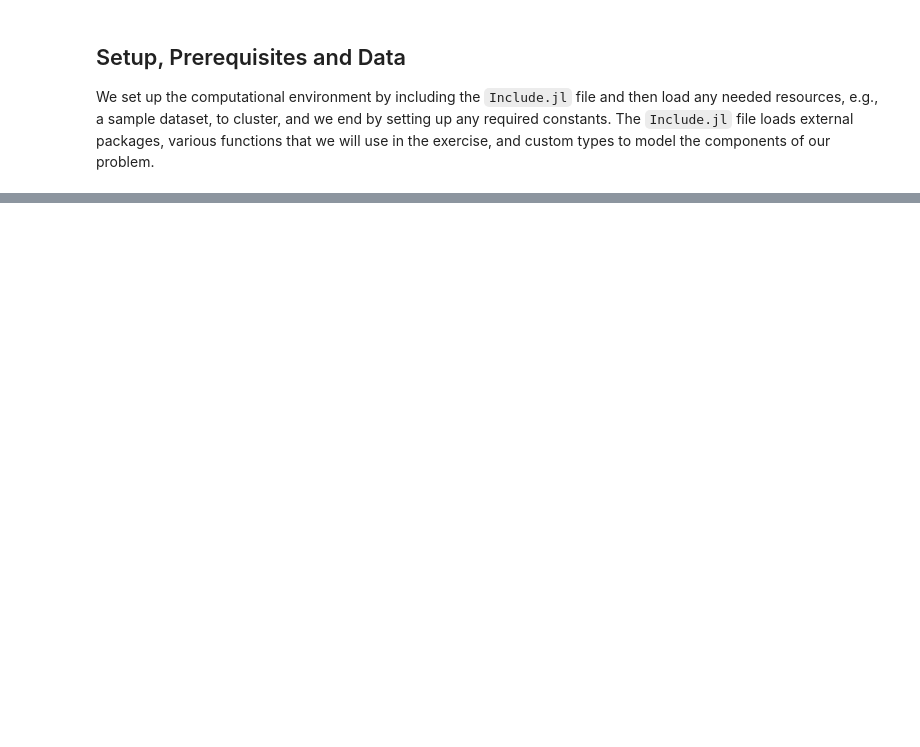
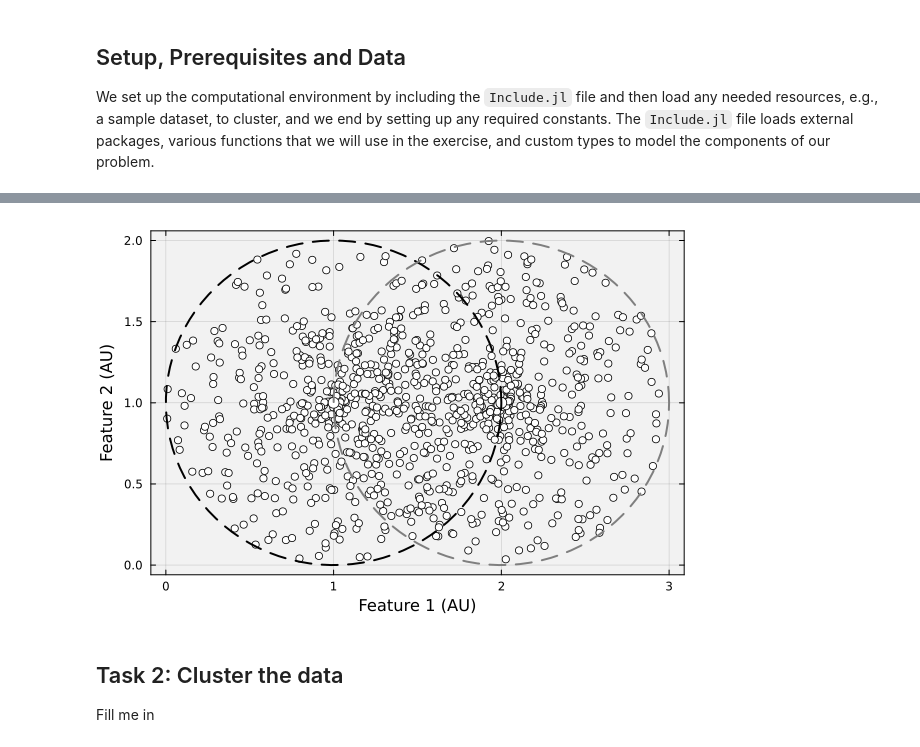
Before and after one commit to varnerlab/PS1-CHEME-5820-SP25, a Jupyter notebook: PS1-CHEME-5820-Solution-S25.ipynb, the cells around one changed output, grey strips where cells are left out. Saved outputs shown, nothing was run; the diff lists cells and outputs as text; code cells hidden in the pictures; blank space fills up the shorter version.

Commit message:
Working on pathological case
bad data

```diff
--- a/PS1-CHEME-5820-Solution-S25.ipynb
+++ b/PS1-CHEME-5820-Solution-S25.ipynb
@@ -22 +34,21 @@ generatedata (generic function with 1 method)
 Fill me in
+# %%
+D = let
+
+    # initialize -
+    D = Array{Float64,2}(undef, total_number_of_points, number_of_features);
+    s₁ = generatedata(c₁, number_of_points = number_label_one); # generate label 1 data
+    s₂ = generatedata(c₂, number_of_points = number_label_two); # generate label 2 data
+
+    # mix s₁, s₂ together (randomly)
+    tmp = vcat(s₁,s₂)
+    random_perm_index_vector = randperm(total_number_of_points);
+    for i ∈ eachindex(random_perm_index_vector)
+        k = random_perm_index_vector[i]; # get the from col -
+        for j ∈ 1:number_of_features
+            D[i,j] = tmp[k,j];
+        end
+    end
+
+    D
+end;
@@ -22,0 +67,26 @@ Fill me in
+# %%
+let
+
+    dataset = D; # what dataset am I looking at?
+    horizontal_index = 1;
+    vertical_index = 2;
+    p = plot(bg="gray95", background_color_outside="white", framestyle = :box, fg_legend = :transparent); # make an empty plot
+
+    circle_one = fixedcircle(c₁);
+    circle_two = fixedcircle(c₂);
+
+    scatter!(dataset[:, horizontal_index], dataset[:, vertical_index], label="", mec=:navy, c=:white)
+    scatter!([c₁[1]], [c₁[2]], ms=6, mec=:navy, c=:white, label="")
+    scatter!([c₂[1]], [c₂[2]], ms=6, mec=:navy, c=:white, label="")
+    plot!(circle_one[:,1], circle_one[:,2], lw=2, c=:black, ls=:dash, label="")
+    plot!(circle_two[:,1], circle_two[:,2], lw=2, c=:gray50, ls=:dash, label="")
+
+
+    xlabel!("Feature 1 (AU)", fontsize=18);
+    ylabel!("Feature 2 (AU)", fontsize=18);
+end
+# %% [output]
+[figure, added]
+# %% [markdown]
+## Task 2: Cluster the data
+Fill me in
```
Also changed, not shown: parts of 20 cells of this notebook, 4 other files.
